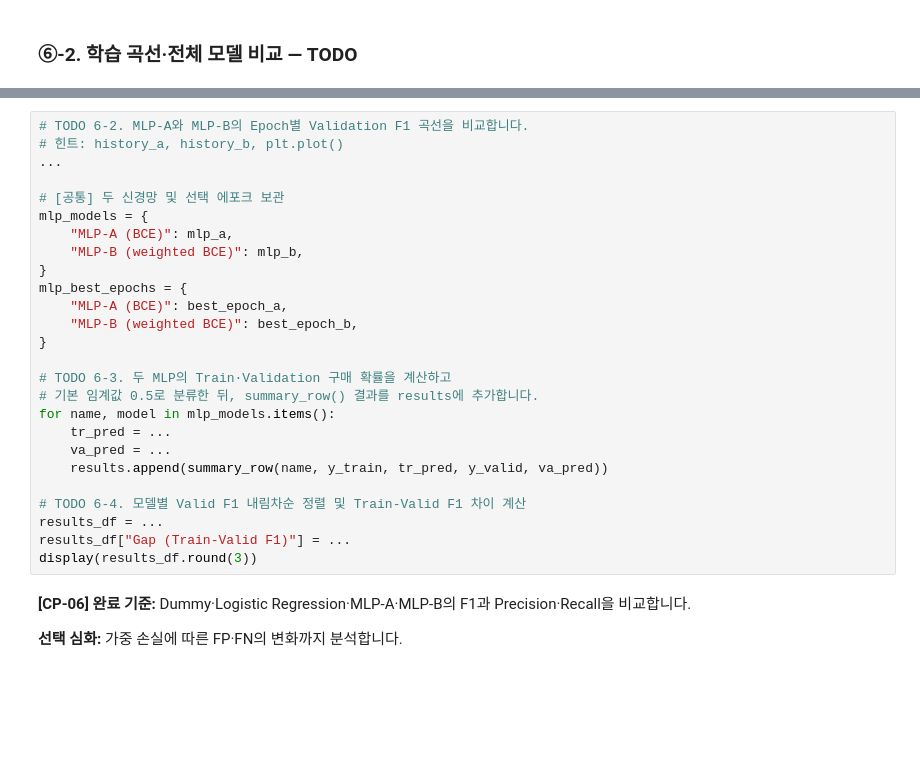
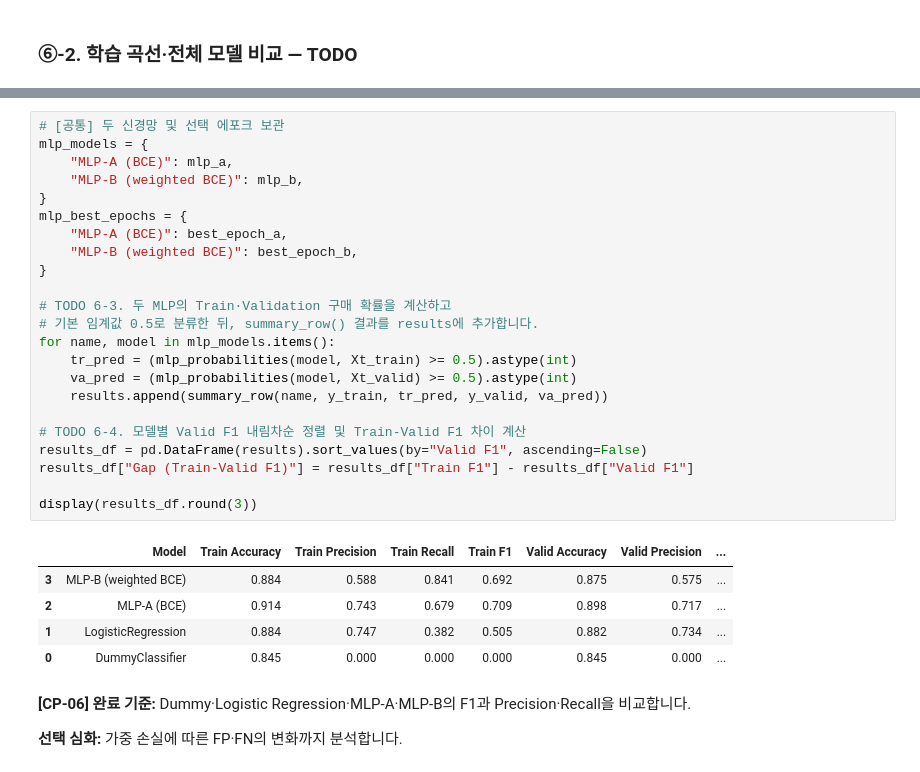
Before and after one commit to Kim-ms/ai-mini-projects, a Jupyter notebook: mini-project-01/code/02_classification_online_shopping.ipynb, the cells around one changed output, grey strips where cells are left out. Cells and saved outputs as stored; diff of their text form; blank space fills up the shorter version.

```diff
--- a/mini-project-01/code/02_classification_online_shopping.ipynb
+++ b/mini-project-01/code/02_classification_online_shopping.ipynb
@@ -789,29 +830,32 @@ display(history_b.tail().round(3))
 # %%
-# TODO 6-2. MLP-A와 MLP-B의 Epoch별 Validation F1 곡선을 비교합니다.
-# 힌트: history_a, history_b, plt.plot()
-...
-
 # [공통] 두 신경망 및 선택 에포크 보관
 mlp_models = {
     "MLP-A (BCE)": mlp_a,
     "MLP-B (weighted BCE)": mlp_b,
 }
 mlp_best_epochs = {
     "MLP-A (BCE)": best_epoch_a,
     "MLP-B (weighted BCE)": best_epoch_b,
 }
 
 # TODO 6-3. 두 MLP의 Train·Validation 구매 확률을 계산하고
 # 기본 임계값 0.5로 분류한 뒤, summary_row() 결과를 results에 추가합니다.
 for name, model in mlp_models.items():
-    tr_pred = ...
-    va_pred = ...
+    tr_pred = (mlp_probabilities(model, Xt_train) >= 0.5).astype(int)
+    va_pred = (mlp_probabilities(model, Xt_valid) >= 0.5).astype(int)
     results.append(summary_row(name, y_train, tr_pred, y_valid, va_pred))
 
 # TODO 6-4. 모델별 Valid F1 내림차순 정렬 및 Train-Valid F1 차이 계산
-results_df = ...
-results_df["Gap (Train-Valid F1)"] = ...
+results_df = pd.DataFrame(results).sort_values(by="Valid F1", ascending=False)
+results_df["Gap (Train-Valid F1)"] = results_df["Train F1"] - results_df["Valid F1"]
+
 display(results_df.round(3))
+# %% [output]
+|  | Model | Train Accuracy | Train Precision | Train Recall | Train F1 | Valid Accuracy | Valid Precision | ... |
+| 3 | MLP-B (weighted BCE) | 0.884 | 0.588 | 0.841 | 0.692 | 0.875 | 0.575 | ... |
+| 2 | MLP-A (BCE) | 0.914 | 0.743 | 0.679 | 0.709 | 0.898 | 0.717 | ... |
+| 1 | LogisticRegression | 0.884 | 0.747 | 0.382 | 0.505 | 0.882 | 0.734 | ... |
+| 0 | DummyClassifier | 0.845 | 0.000 | 0.000 | 0.000 | 0.845 | 0.000 | ... |
 # %% [markdown]
 **[CP-06] 완료 기준:** Dummy·Logistic Regression·MLP-A·MLP-B의 F1과 Precision·Recall을 비교합니다.
 
```
Also changed, not shown: parts of 6 cells of this notebook, 1 other file.
